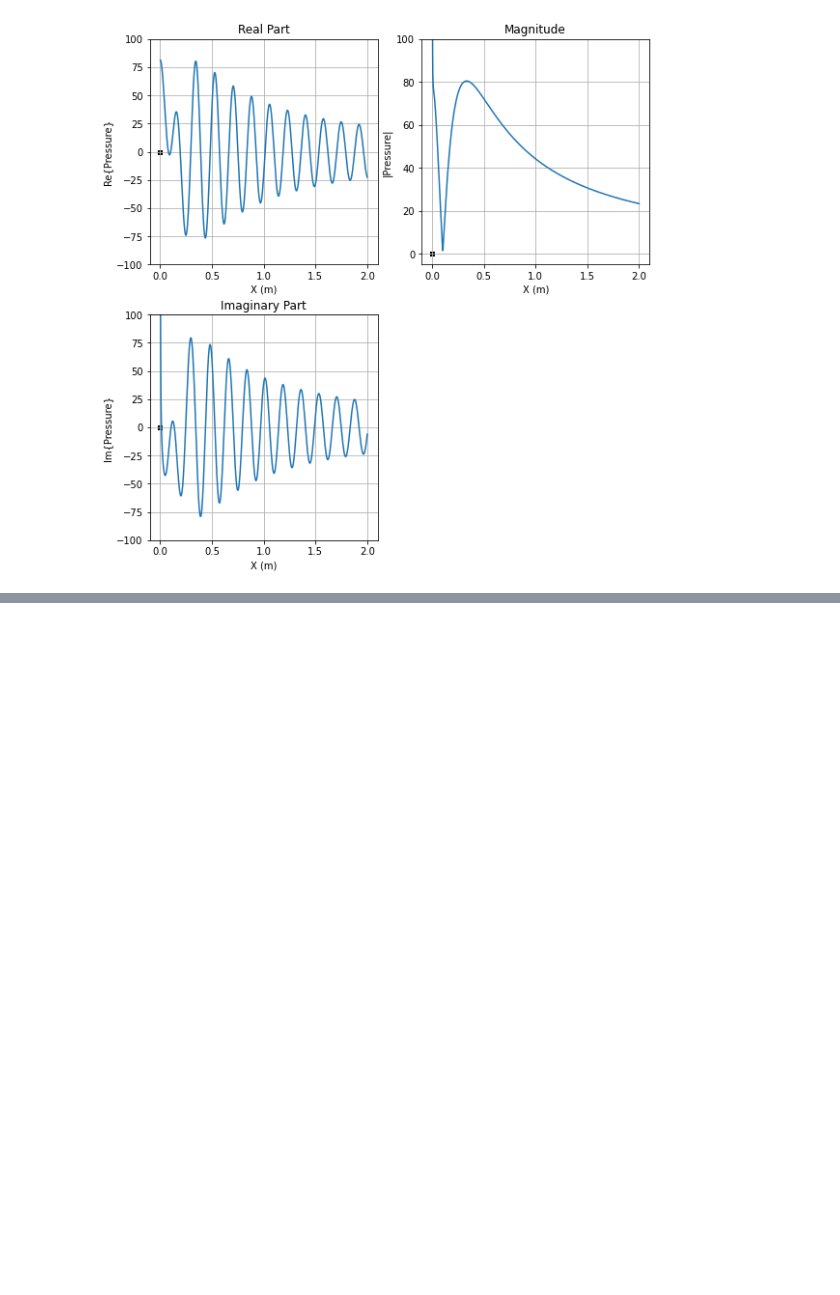
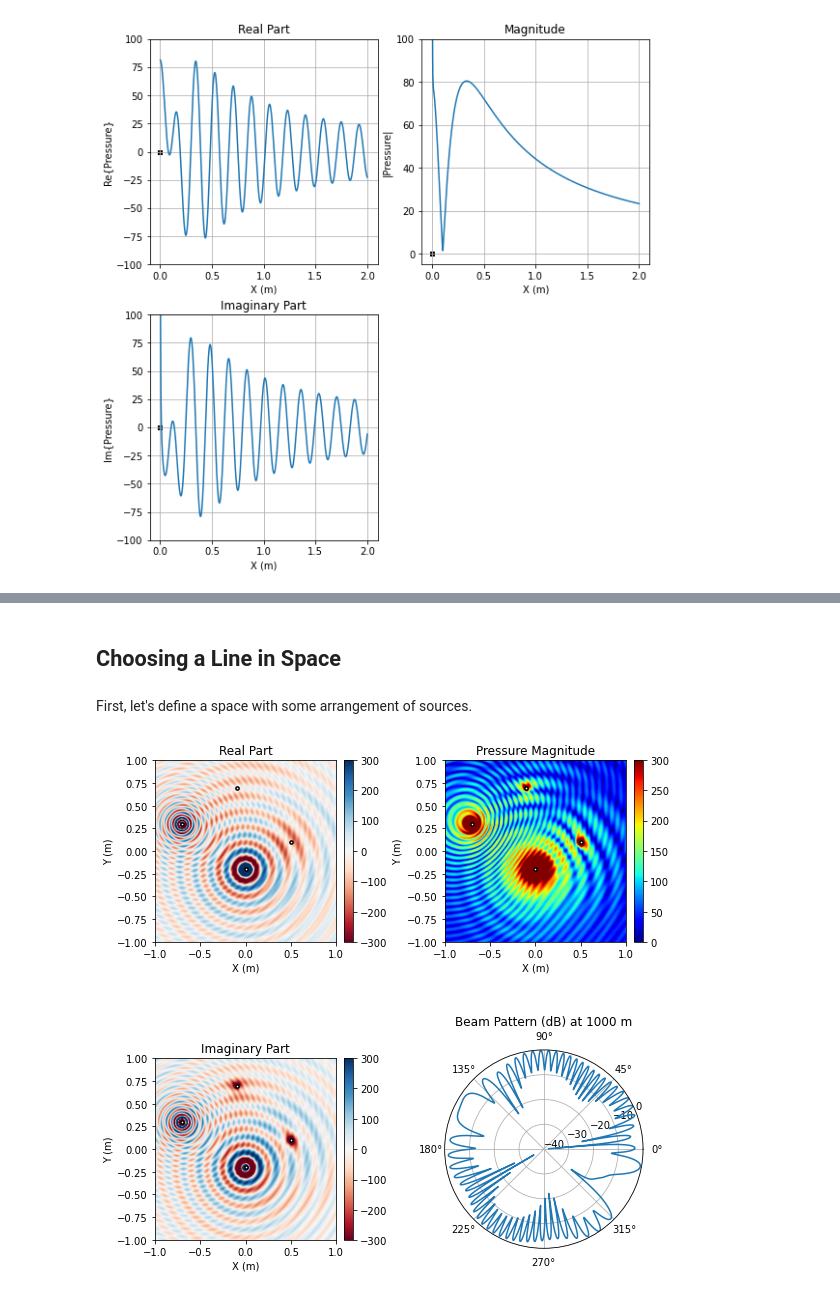
Before and after one commit to AerospaceMark/AcousticsPy, a Jupyter notebook: doc/Tutorials/pressure_field_tutorial.ipynb, the cells around one changed output, grey strips where cells are left out. Cells and saved outputs as stored; diff of their text form; code cells hidden in the pictures; blank space fills up the shorter version.

```diff
--- a/doc/Tutorials/pressure_field_tutorial.ipynb
+++ b/doc/Tutorials/pressure_field_tutorial.ipynb
@@ -240,0 +216,14 @@ TypeError: object of type 'numpy.float64' has no len()
+# %% [markdown]
+## Choosing a Line in Space
+# %% [markdown]
+First, let's define a space with some arrangement of sources.
+# %%
+positions = [[0,-0.2],[0.5,0.1],[-0.7,0.3],[-0.1,0.7]]
+frequencies = [2000,500,6000,200]
+strengths = [0.01,-0.01,0.002,-0.02]
+ap.pressure_field(positions,frequencies,
+                  strengths = strengths,
+                  show_plots = True,
+                  pressure_limits = [-300,300]);
+# %% [output]
+[figure, added]
```
Also changed, not shown: parts of 12 cells of this notebook, 1 other file.
